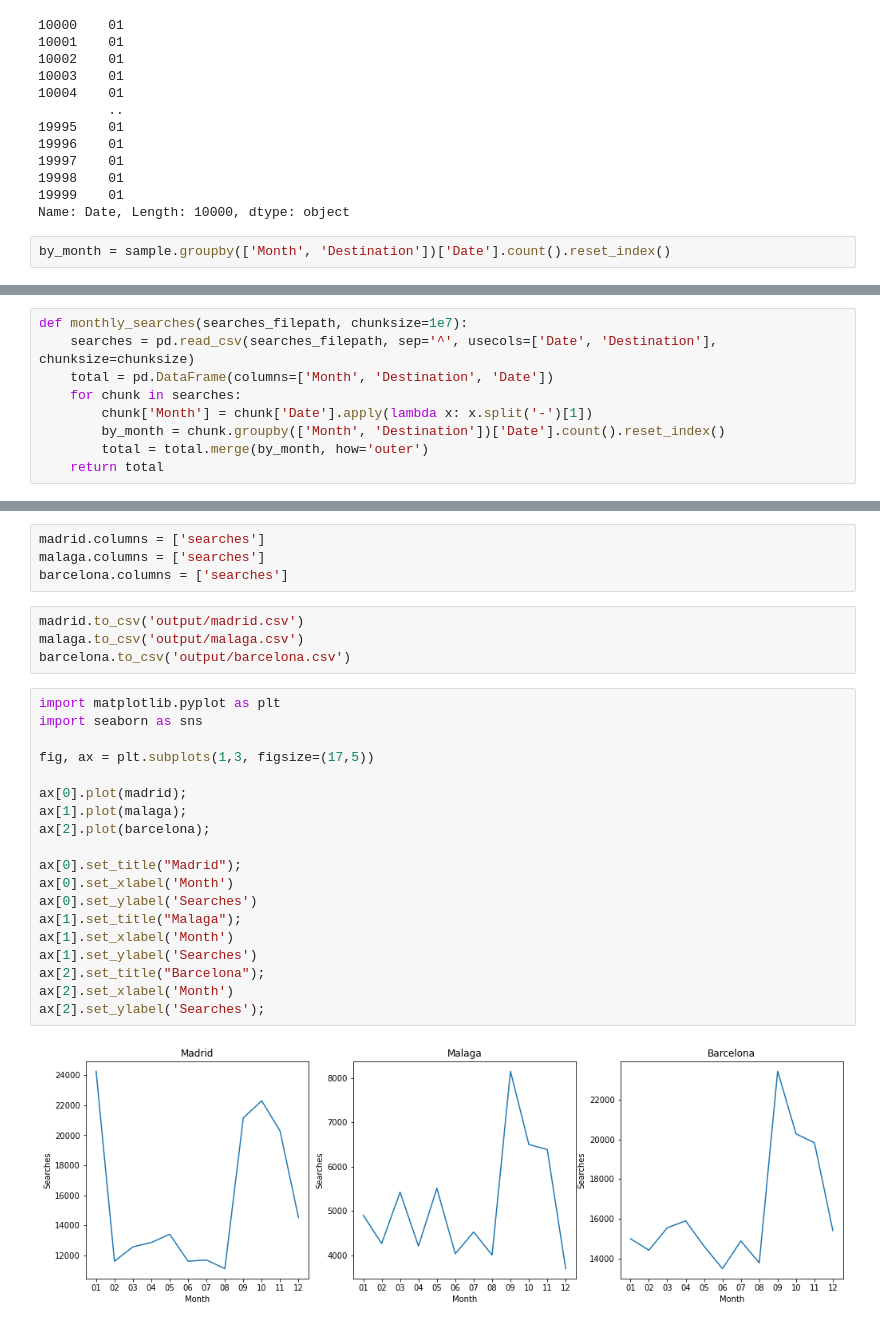
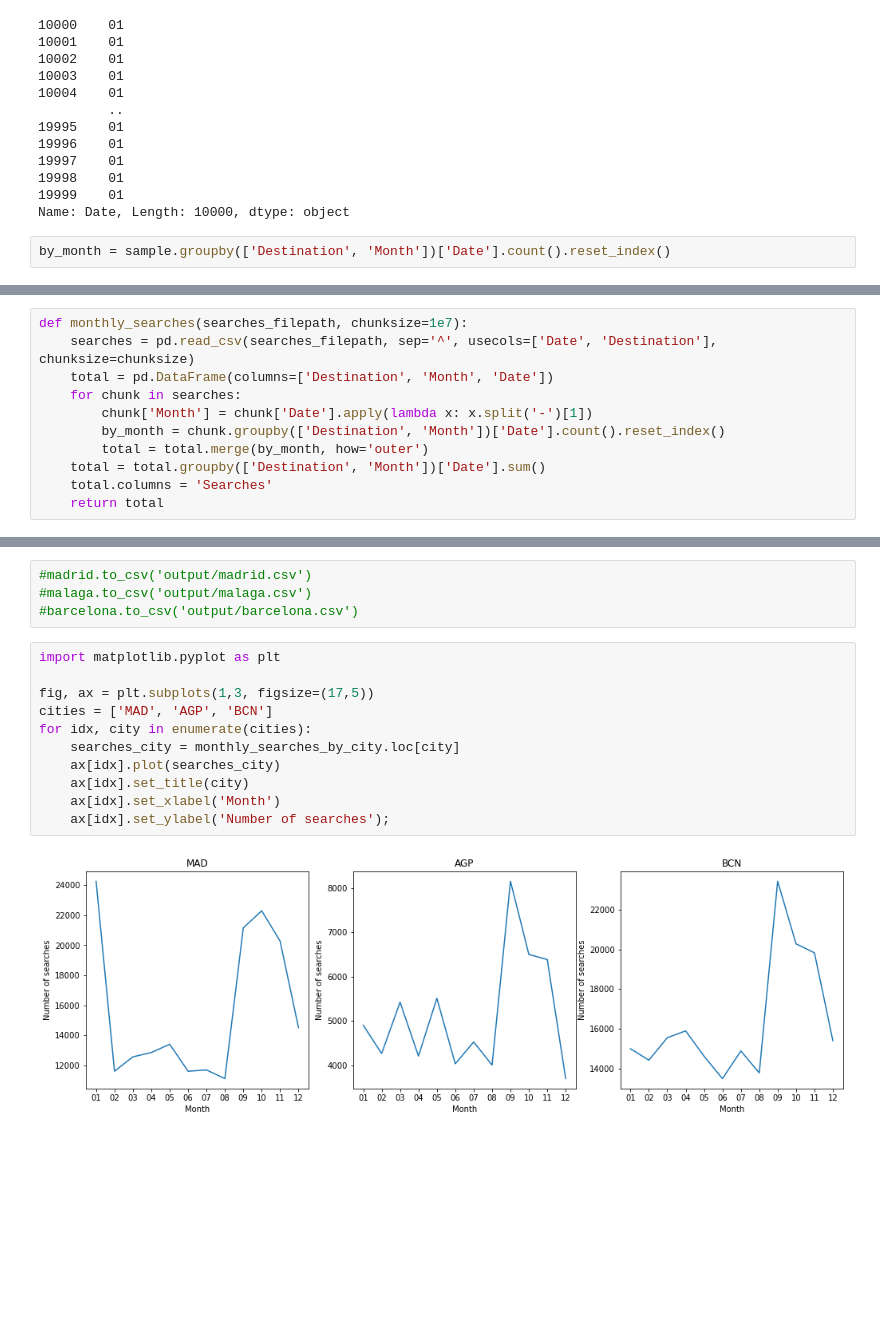
Before and after one commit to adriancervero/ds-challenge, a Jupyter notebook: challenge.ipynb, the cells around one changed output, grey strips where cells are left out. Saved outputs shown, nothing was run; the diff lists cells and outputs as text; blank space fills up the shorter version.

```diff
--- a/challenge.ipynb
+++ b/challenge.ipynb
@@ -180,4 +180,4 @@ sample['Date'].apply(lambda x: x.split('-')[1])
 19999    01
 Name: Date, Length: 10000, dtype: object
 # %%
-by_month = sample.groupby(['Month', 'Destination'])['Date'].count().reset_index()
+by_month = sample.groupby(['Destination', 'Month'])['Date'].count().reset_index()
@@ -207,11 +221,13 @@ total.merge(by_month, how='outer')
 # %%
 def monthly_searches(searches_filepath, chunksize=1e7):
     searches = pd.read_csv(searches_filepath, sep='^', usecols=['Date', 'Destination'], chunksize=chunksize)
-    total = pd.DataFrame(columns=['Month', 'Destination', 'Date'])
+    total = pd.DataFrame(columns=['Destination', 'Month', 'Date'])
     for chunk in searches:
         chunk['Month'] = chunk['Date'].apply(lambda x: x.split('-')[1])
-        by_month = chunk.groupby(['Month', 'Destination'])['Date'].count().reset_index()
+        by_month = chunk.groupby(['Destination', 'Month'])['Date'].count().reset_index()
         total = total.merge(by_month, how='outer')
+    total = total.groupby(['Destination', 'Month'])['Date'].sum()
+    total.columns = 'Searches'
     return total
 # %%
 %%time
@@ -226,29 +254,17 @@ barcelona = monthly_searches_by_city[monthly_searches_by_city['Destination'] ==
-# %%
-madrid.columns = ['searches']
-malaga.columns = ['searches']
-barcelona.columns = ['searches']
 # %%
-madrid.to_csv('output/madrid.csv')
-malaga.to_csv('output/malaga.csv')
-barcelona.to_csv('output/barcelona.csv')
+#madrid.to_csv('output/madrid.csv')
+#malaga.to_csv('output/malaga.csv')
+#barcelona.to_csv('output/barcelona.csv')
-# %%
-import matplotlib.pyplot as plt
-import seaborn as sns
-
-fig, ax = plt.subplots(1,3, figsize=(17,5))
-
-ax[0].plot(madrid);
-ax[1].plot(malaga);
-ax[2].plot(barcelona);
-
-ax[0].set_title("Madrid");
-ax[0].set_xlabel('Month')
-ax[0].set_ylabel('Searches')
-ax[1].set_title("Malaga");
-ax[1].set_xlabel('Month')
-ax[1].set_ylabel('Searches')
-ax[2].set_title("Barcelona");
-ax[2].set_xlabel('Month')
-ax[2].set_ylabel('Searches');
-# %% [output]
-[figure, removed]
+# %%
+import matplotlib.pyplot as plt
+
+fig, ax = plt.subplots(1,3, figsize=(17,5))
+cities = ['MAD', 'AGP', 'BCN']
+for idx, city in enumerate(cities):
+    searches_city = monthly_searches_by_city.loc[city]
+    ax[idx].plot(searches_city)
+    ax[idx].set_title(city)
+    ax[idx].set_xlabel('Month')
+    ax[idx].set_ylabel('Number of searches');
+# %% [output]
+[figure, added]
```
Also changed, not shown: parts of 10 cells of this notebook.
